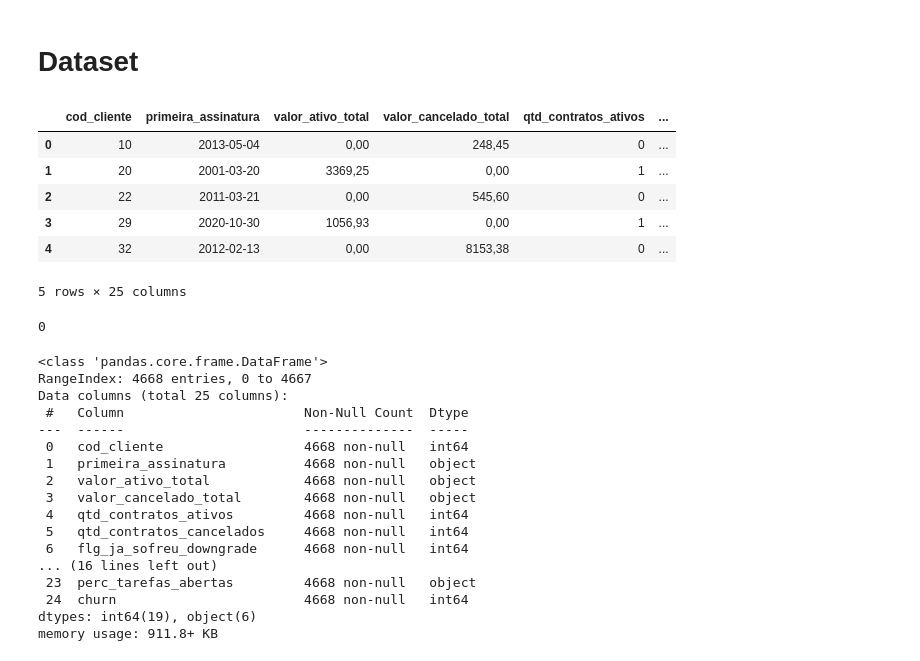
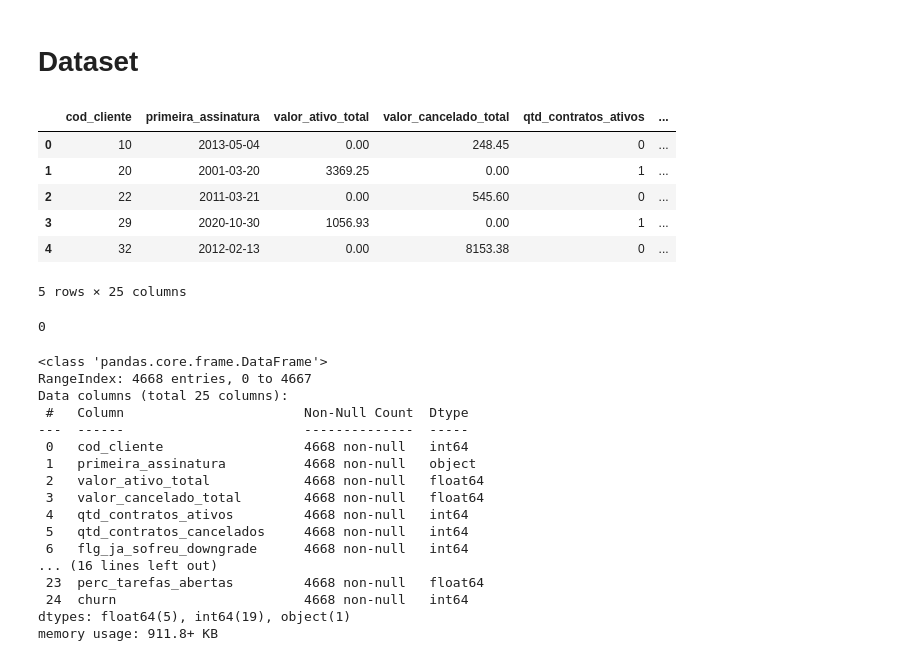
Before and after one commit to victorpecine/ml_predicao_churn, a Jupyter notebook: nb_ml_precidao_churn.ipynb, the cells around one changed output. Drawn from its saved outputs; the diff is of its cells as text; code cells hidden in the pictures.

```diff
--- a/nb_ml_precidao_churn.ipynb
+++ b/nb_ml_precidao_churn.ipynb
@@ -5,15 +14,24 @@ import pandas as pd
 # %% [markdown]
 # Dataset
 # %%
-dataset = pd.read_csv('tarefas_clientes_logistic_regression.csv', sep=';')
+dataset = pd.read_csv('dados_brutos\\tarefas_clientes_logistic_regression.csv', sep=';')
+# Convertendo colunas object com vírgula para float numérico
+colunas_para_ajustar = [
+    'valor_ativo_total', 'valor_cancelado_total',
+    'media_dias_exec', 'perc_prioridade_maxima', 'perc_tarefas_abertas'
+]
+
+for col in colunas_para_ajustar:
+    dataset[col] = dataset[col].astype(str).str.replace(',', '.').astype(float)
+
 dataset.head()
 # %% [output]
 |  | cod_cliente | primeira_assinatura | valor_ativo_total | valor_cancelado_total | qtd_contratos_ativos | ... |
-| 0 | 10 | 2013-05-04 | 0,00 | 248,45 | 0 | ... |
-| 1 | 20 | 2001-03-20 | 3369,25 | 0,00 | 1 | ... |
-| 2 | 22 | 2011-03-21 | 0,00 | 545,60 | 0 | ... |
-| 3 | 29 | 2020-10-30 | 1056,93 | 0,00 | 1 | ... |
-| 4 | 32 | 2012-02-13 | 0,00 | 8153,38 | 0 | ... |
+| 0 | 10 | 2013-05-04 | 0.00 | 248.45 | 0 | ... |
+| 1 | 20 | 2001-03-20 | 3369.25 | 0.00 | 1 | ... |
+| 2 | 22 | 2011-03-21 | 0.00 | 545.60 | 0 | ... |
+| 3 | 29 | 2020-10-30 | 1056.93 | 0.00 | 1 | ... |
+| 4 | 32 | 2012-02-13 | 0.00 | 8153.38 | 0 | ... |
 5 rows × 25 columns
 # %%
 dataset.isnull().sum().sum()
@@ -29,13 +47,13 @@ Data columns (total 25 columns):
 ---  ------                       --------------  -----
  0   cod_cliente                  4668 non-null   int64
  1   primeira_assinatura          4668 non-null   object
- 2   valor_ativo_total            4668 non-null   object
- 3   valor_cancelado_total        4668 non-null   object
+ 2   valor_ativo_total            4668 non-null   float64
+ 3   valor_cancelado_total        4668 non-null   float64
  4   qtd_contratos_ativos         4668 non-null   int64
  5   qtd_contratos_cancelados     4668 non-null   int64
  6   flg_ja_sofreu_downgrade      4668 non-null   int64
 ... (16 lines left out)
- 23  perc_tarefas_abertas         4668 non-null   object
+ 23  perc_tarefas_abertas         4668 non-null   float64
  24  churn                        4668 non-null   int64
-dtypes: int64(19), object(6)
+dtypes: float64(5), int64(19), object(1)
 memory usage: 911.8+ KB
```
Also changed, not shown: parts of 42 cells of this notebook, 9 other files.
